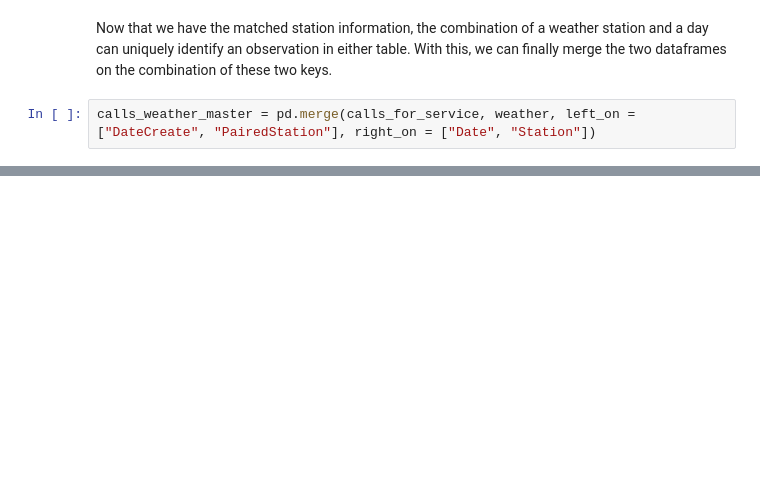
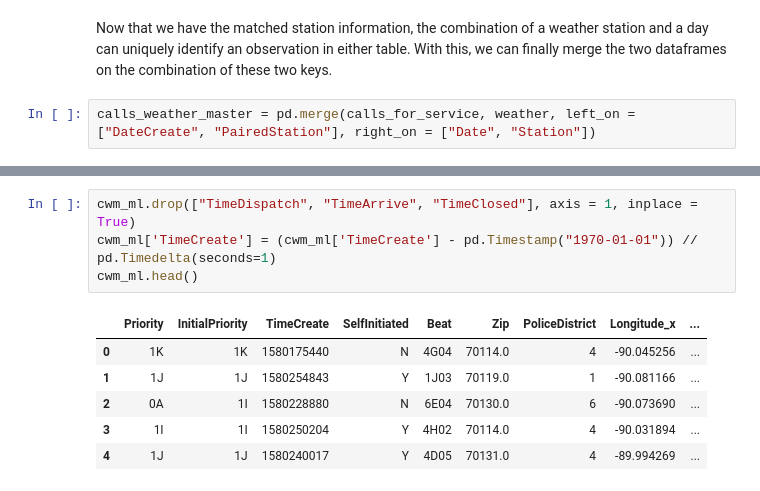
Before and after one commit to outlawhayden/weather-crime, a Jupyter notebook: notebooks/model_playground.ipynb, the cells around one changed output, grey strips where cells are left out. Saved outputs shown, nothing was run; the diff lists cells and outputs as text; blank space fills up the shorter version.

```diff
--- a/notebooks/model_playground.ipynb
+++ b/notebooks/model_playground.ipynb
@@ -958,0 +789,11 @@ violent_incidents["TimeMaxTemp"].mean()
+# %%
+cwm_ml.drop(["TimeDispatch", "TimeArrive", "TimeClosed"], axis = 1, inplace = True)
+cwm_ml['TimeCreate'] = (cwm_ml['TimeCreate'] - pd.Timestamp("1970-01-01")) // pd.Timedelta(seconds=1)
+cwm_ml.head()
+# %% [output]
+|  | Priority | InitialPriority | TimeCreate | SelfInitiated | Beat | Zip | PoliceDistrict | Longitude_x | ... |
+| 0 | 1K | 1K | 1580175440 | N | 4G04 | 70114.0 | 4 | -90.045256 | ... |
+| 1 | 1J | 1J | 1580254843 | Y | 1J03 | 70119.0 | 1 | -90.081166 | ... |
+| 2 | 0A | 1I | 1580228880 | N | 6E04 | 70130.0 | 6 | -90.073690 | ... |
+| 3 | 1I | 1I | 1580250204 | Y | 4H02 | 70114.0 | 4 | -90.031894 | ... |
+| 4 | 1J | 1J | 1580240017 | Y | 4D05 | 70131.0 | 4 | -89.994269 | ... |
```
Also changed, not shown: parts of 62 cells of this notebook, 3 other files.
